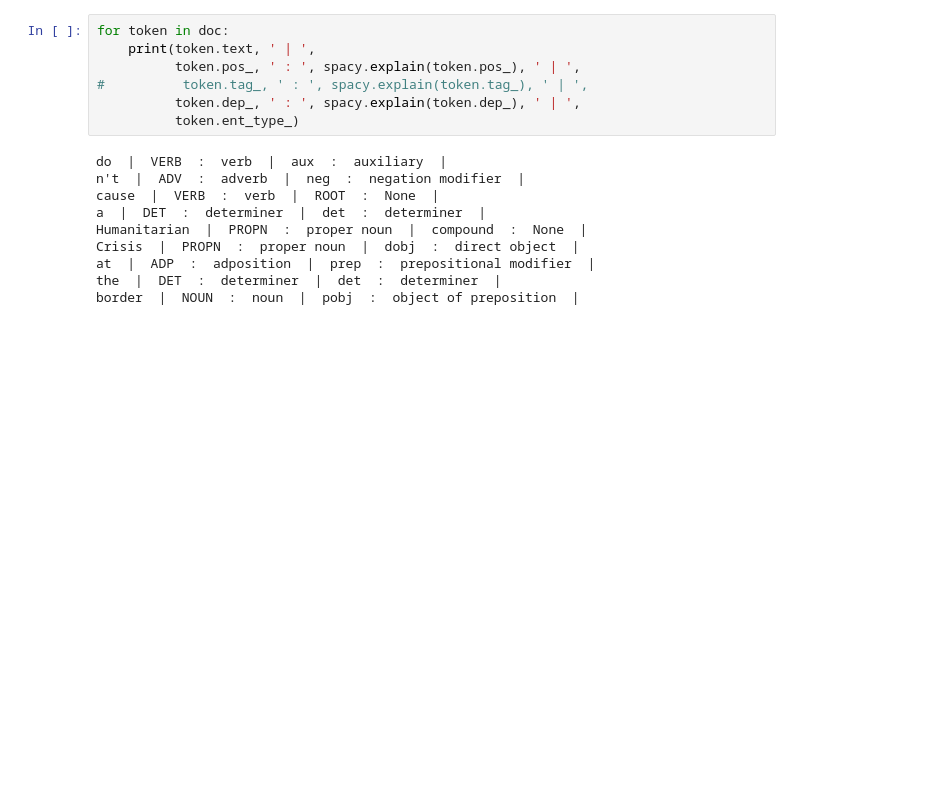
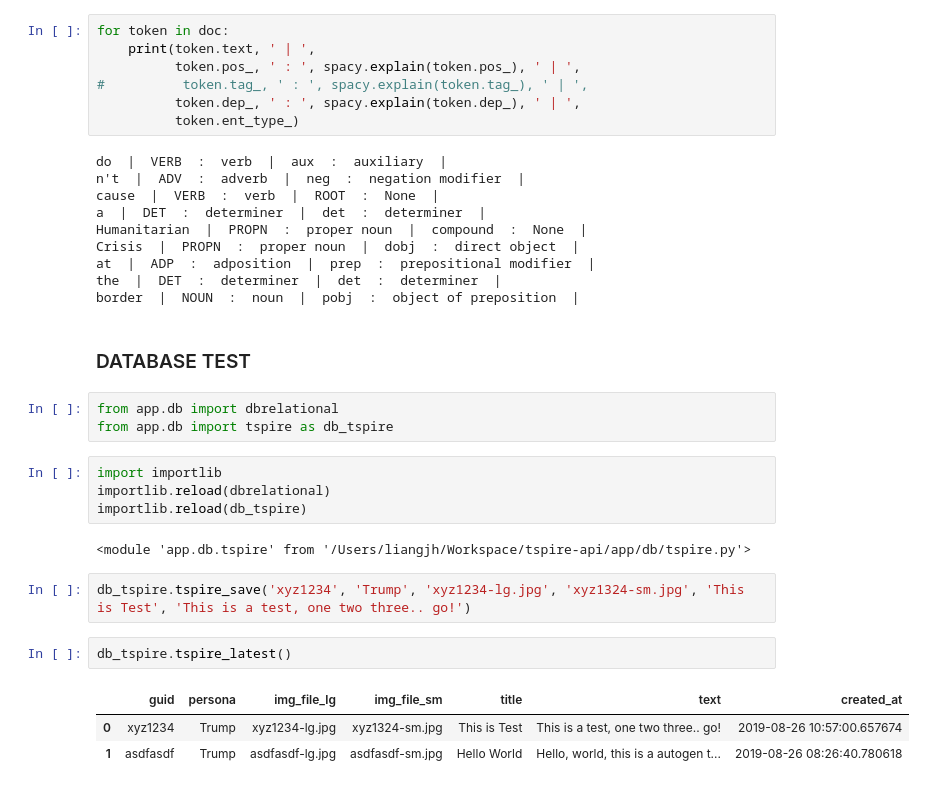
Before and after one commit to liangjh/apps-projects, a Jupyter notebook: notebook/TSpire-Debug-REPL.ipynb, the cells around one changed output. Saved outputs shown, nothing was run; the diff lists cells and outputs as text; blank space fills up the shorter version.

Commit message:
persistence modules for generated spires

```diff
--- a/notebook/TSpire-Debug-REPL.ipynb
+++ b/notebook/TSpire-Debug-REPL.ipynb
@@ -140,3 +140,22 @@ Crisis  |  PROPN  :  proper noun  |  dobj  :  direct object  |
 at  |  ADP  :  adposition  |  prep  :  prepositional modifier  |
 the  |  DET  :  determiner  |  det  :  determiner  |
 border  |  NOUN  :  noun  |  pobj  :  object of preposition  |
+# %% [markdown]
+### DATABASE TEST
+# %%
+from app.db import dbrelational
+from app.db import tspire as db_tspire
+# %%
+import importlib
+importlib.reload(dbrelational)
+importlib.reload(db_tspire)
+# %% [output]
+<module 'app.db.tspire' from '/Users/liangjh/Workspace/tspire-api/app/db/tspire.py'>
+# %%
+db_tspire.tspire_save('xyz1234', 'Trump', 'xyz1234-lg.jpg', 'xyz1324-sm.jpg', 'This is Test', 'This is a test, one two three.. go!')
+# %%
+db_tspire.tspire_latest()
+# %% [output]
+|  | guid | persona | img_file_lg | img_file_sm | title | text | created_at |
+| 0 | xyz1234 | Trump | xyz1234-lg.jpg | xyz1324-sm.jpg | This is Test | This is a test, one two three.. go! | 2019-08-26 10:57:00.657674 |
+| 1 | asdfasdf | Trump | asdfasdf-lg.jpg | asdfasdf-sm.jpg | Hello World | Hello, world, this is a autogen t... | 2019-08-26 08:26:40.780618 |
```
Also changed, not shown: 6 other files.
